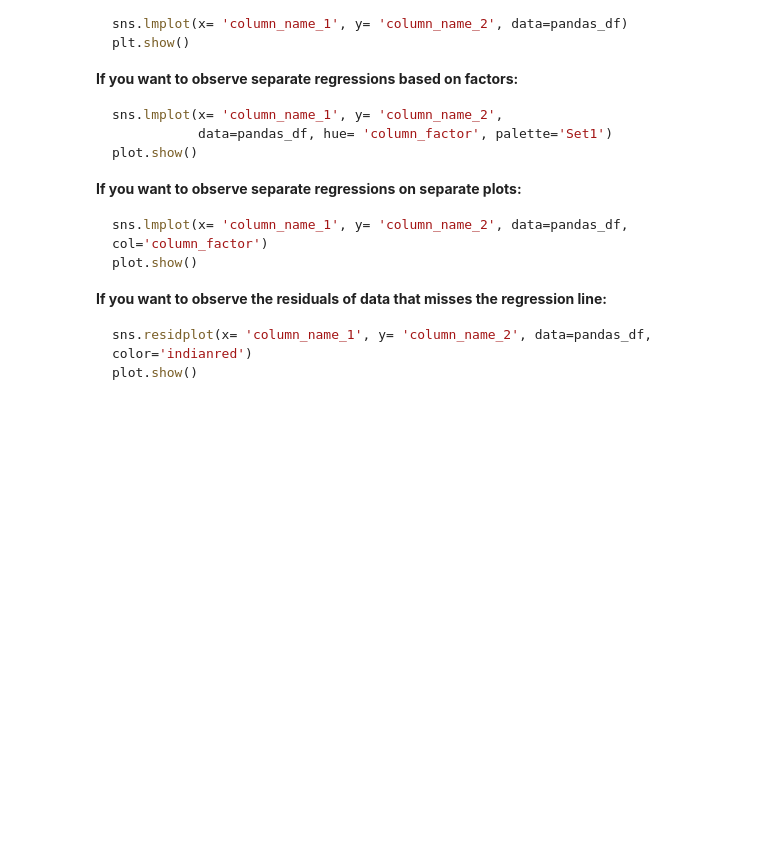
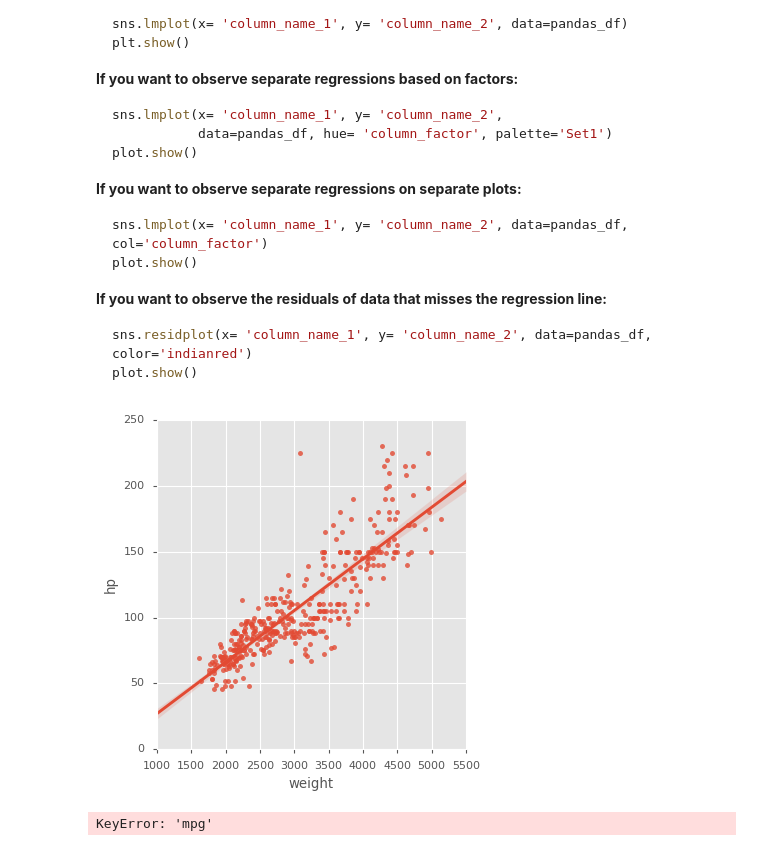
Before and after one commit to cschellenberger/Data-Science-Learning, a Jupyter notebook: Introduction-to-Data-Visualization-with-Python.ipynb, the cells around one changed output. Saved outputs shown, nothing was run; the diff lists cells and outputs as text; code cells hidden in the pictures; blank space fills up the shorter version.

````diff
--- a/Introduction-to-Data-Visualization-with-Python.ipynb
+++ b/Introduction-to-Data-Visualization-with-Python.ipynb
@@ -658,3 +658,26 @@ plot.show()
 sns.residplot(x= 'column_name_1', y= 'column_name_2', data=pandas_df, color='indianred')
 plot.show()
 ```
+# %%
+# Import plotting modules
+import matplotlib.pyplot as plt
+import seaborn as sns
+import pandas as pd
+
+# Generate a pandas dataframe from auto.csv
+auto = pd.read_csv('auto.csv')
+
+# Plot a linear regression between 'weight' and 'hp'
+sns.lmplot(x='weight', y='hp', data=auto)
+# Display the plot
+plt.show()
+# %% [output]
+[figure, added]
+# %%
+# Generate a green residual plot of the regression between 'hp' and 'mpg'
+sns.residplot(x='hp', y='mpg', data=auto, color='green')
+
+# Display the plot
+plt.show()
+# %% [output]
+KeyError: 'mpg'
````
Also changed, not shown: 1 other file.
